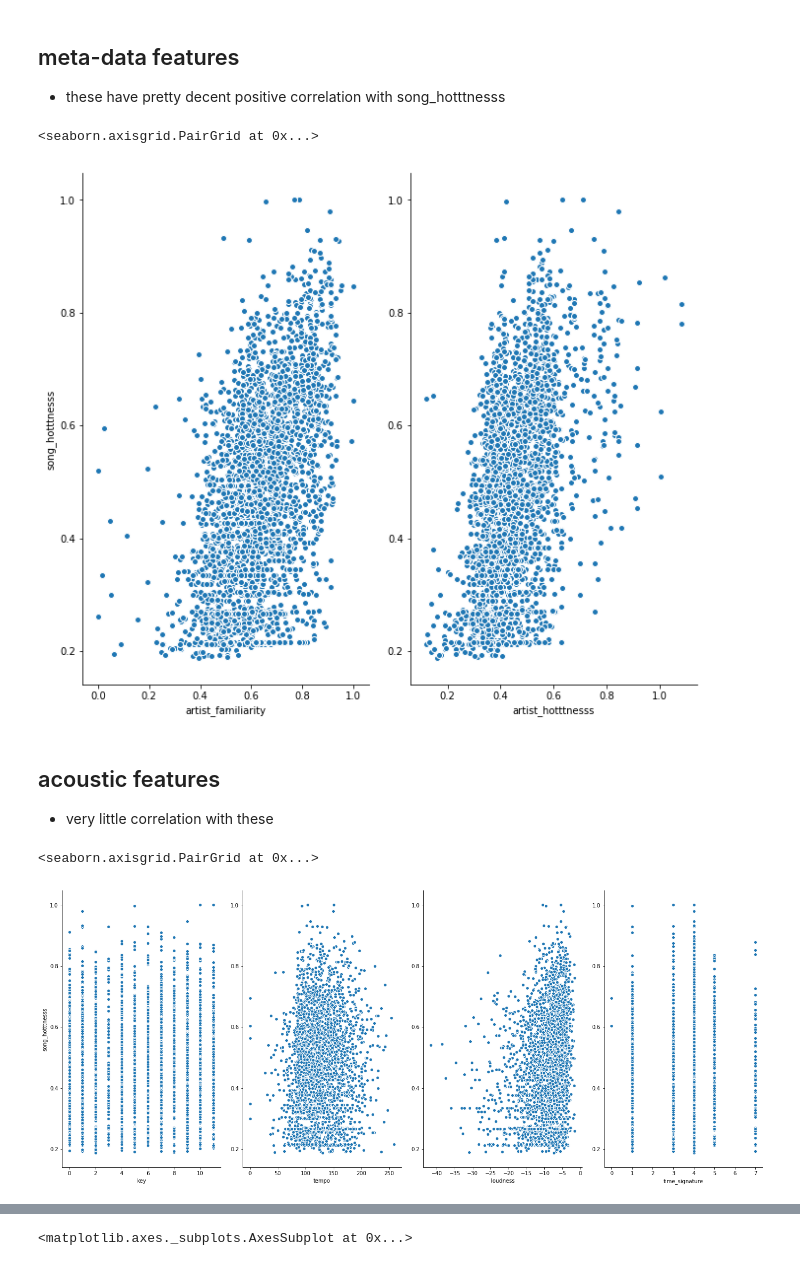
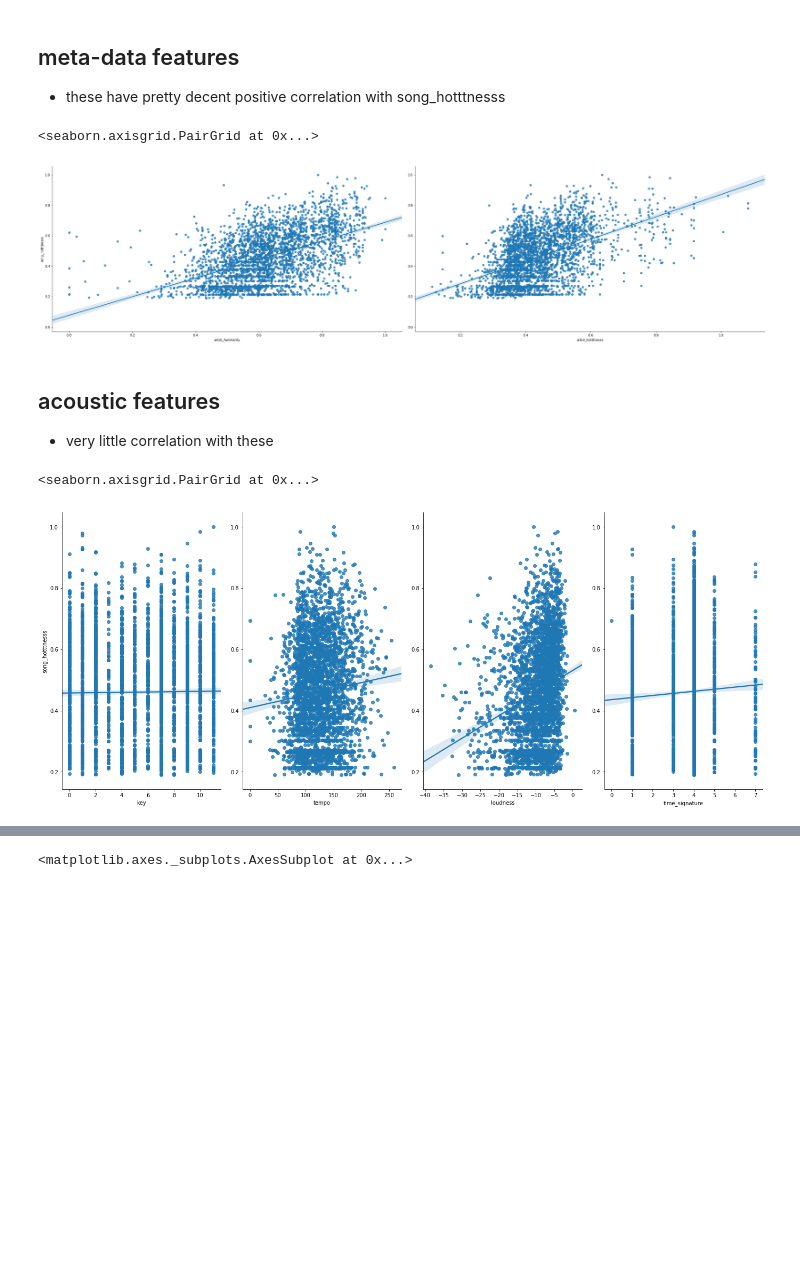
Before and after one commit to rshnn/song-success-predictor, a Jupyter notebook: basic-linear-regression.ipynb, the cells around one changed output, grey strips where cells are left out. Saved outputs shown, nothing was run; the diff lists cells and outputs as text; code cells hidden in the pictures; blank space fills up the shorter version.

```diff
--- a/basic-linear-regression.ipynb
+++ b/basic-linear-regression.ipynb
@@ -48,19 +48,19 @@ Index([u'track_id', u'title', u'song_id', u'release', u'artist_id',
 + these have pretty decent positive correlation with song_hotttnesss
 # %%
 sns.pairplot(training_DF, x_vars=['artist_familiarity', 'artist_hotttnesss'],
-             y_vars='song_hotttnesss', size=8, aspect=0.6)
+             y_vars='song_hotttnesss', size=8, aspect=2, kind='reg')
 # %% [output]
 <seaborn.axisgrid.PairGrid at 0x...>
-[figure, old version]
+[figure, new version]
 # %% [markdown]
 ## acoustic features
 + very little correlation with these
 # %%
 sns.pairplot(training_DF, x_vars=['key', 'tempo', 'loudness', 'time_signature'],
-             y_vars='song_hotttnesss', size=8, aspect=0.6)
+             y_vars='song_hotttnesss', size=8, aspect=0.6, kind='reg')
 # %% [output]
 <seaborn.axisgrid.PairGrid at 0x...>
-[figure, old version]
+[figure, new version]
 # %%
 loudness = training_DF['loudness']
 tempo = training_DF['tempo']
```
Also changed, not shown: parts of 12 cells of this notebook, 1 other file.
